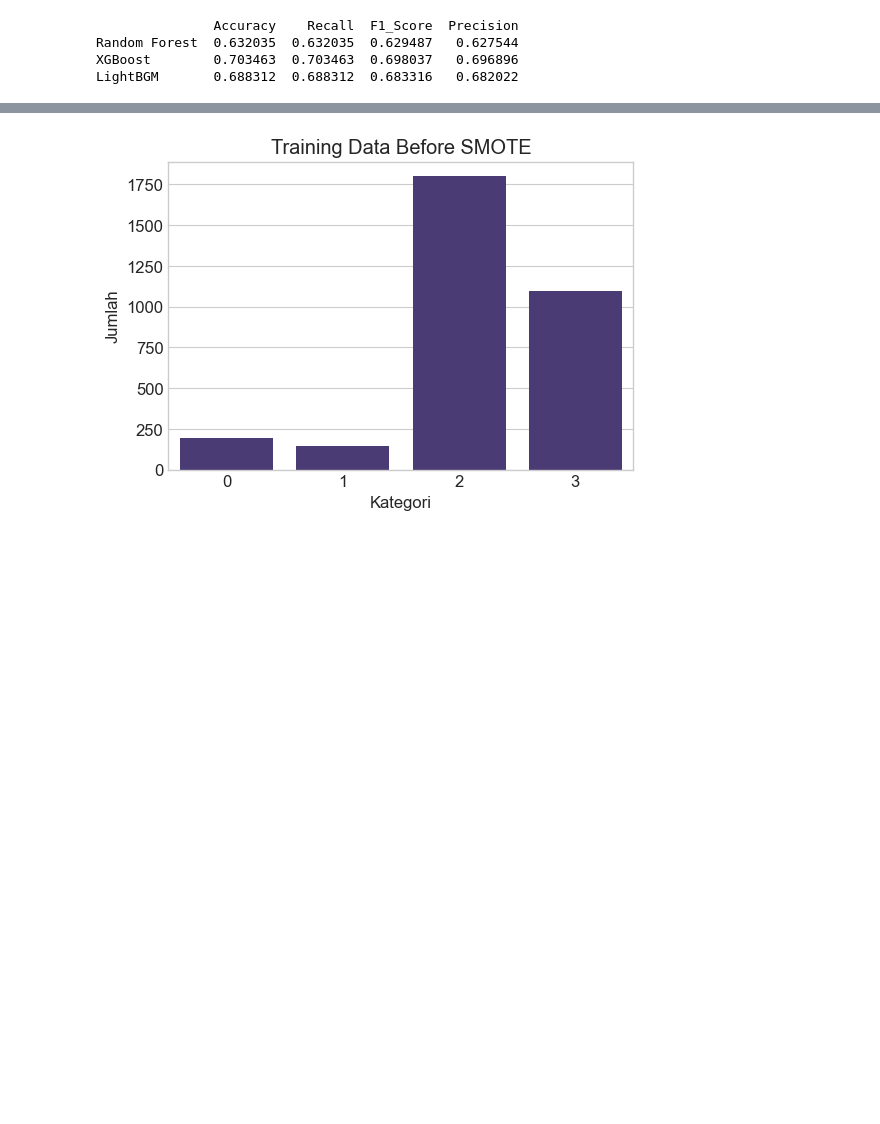
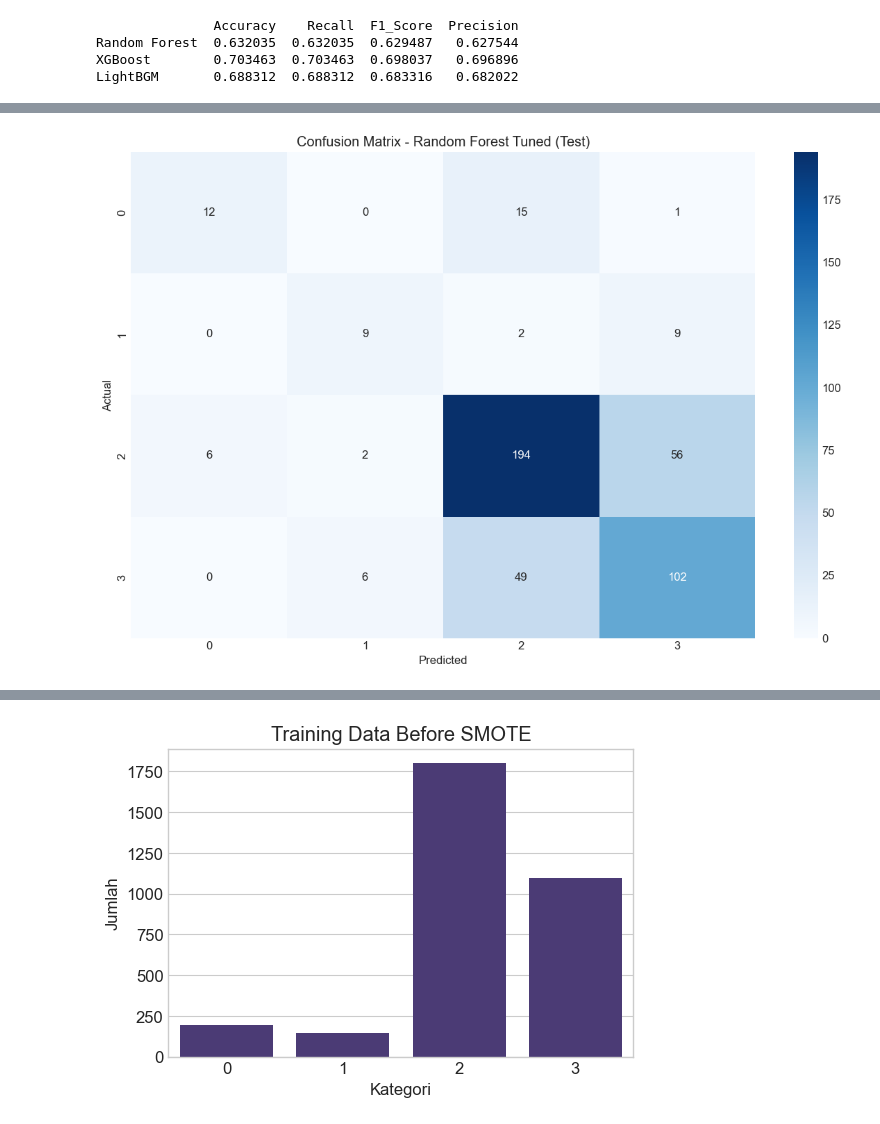
Before and after one commit to NandoG1/Model-Air-Quality-Index-in-Jakarta, a Jupyter notebook: model.ipynb, the cells around one changed output, grey strips where cells are left out. Drawn from its saved outputs; the diff is of its cells as text; code cells hidden in the pictures; blank space fills up the shorter version.

Commit message:
final model

```diff
--- a/model.ipynb
+++ b/model.ipynb
@@ -482,0 +474,20 @@ print(f"🔥 Best LightGBM params: {grid_lgb.best_params_}")
+# %%
+param_grid_lgb = {
+    'n_estimators': [100, 200],
+    'max_depth': [-1, 10],
+    'learning_rate': [0.01, 0.1],
+    'num_leaves': [31, 100],
+    'subsample': [0.8, 1.0],
+    'colsample_bytree': [0.8, 1.0],
+    'reg_alpha': [0, 0.1],
+    'reg_lambda': [0, 1],
+    'min_child_samples': [20],
+    'min_split_gain': [0.0, 0.1]
+}
+
+lgb = LGBMClassifier(objective='multiclass',num_class=4,random_state=42)
+
+grid_lgb = GridSearchCV(lgb, param_grid_lgb, cv=5, n_jobs=-1, verbose=1, scoring='accuracy')
+grid_lgb.fit(X_train, y_train)
+
+print(f"Best LightGBM params: {grid_lgb.best_params_}")
@@ -514,48 +566,43 @@ print(f"🔥 Best LightGBM params: {grid_lgb.best_params_}")
 # %%
-# def evaluate_model(model, X_val, y_val, X_test, y_test, model_name):
-#     # Prediksi pada validation set
-#     y_val_pred = model.predict(X_val)
+test_scores = {}
 
-#     # Prediksi pada test set
-#     y_test_pred = model.predict(X_test)
+def evaluate_model(model, X_val, y_val, X_test, y_test, model_name):
 
-#     # Print validation metrics
-#     print(f"\nModel: {model_name}")
-#     print("=== VALIDATION SET METRICS ===")
-#     print(f"Accuracy: {accuracy_score(y_val, y_val_pred):.4f}")
-#     print(f"Weighted F1-Score: {f1_score(y_val, y_val_pred, average='weighted'):.4f}")
-#     print(classification_report(y_val, y_val_pred))
+    y_test_pred = model.predict(X_test)
 
-#     # Print test metrics
-#     print("=== TEST SET METRICS ===")
-#     print(f"Accuracy: {accuracy_score(y_test, y_test_pred):.4f}")
-#     print(f"Weighted F1-Score: {f1_score(y_test, y_test_pred, average='weighted'):.4f}")
-#     print(classification_report(y_test, y_test_pred))
+    print("=== TEST SET METRICS ===")
+    accuracy = accuracy_score(y_test, y_test_pred)
+    f1 = f1_score(y_test, y_test_pred, average='weighted')
+    recall = recall_score(y_test, y_test_pred, average='weighted')
+    precision = precision_score(y_test, y_test_pred, average='weighted')
 
-#     # Plot confusion matrices
-#     fig, axes = plt.subplots(1, 2, figsize=(16, 7))
+    test_scores[model_name] = {
+        'accuracy': accuracy,
+        'f1': f1,
+        'recall': recall,
+        'precision': precision
+    }
 
-#     # Validation confusion matrix
-#     cm_val = confusion_matrix(y_val, y_val_pred)
-#     sns.heatmap(cm_val, annot=True, fmt='d', cmap='Blues',
-#                 xticklabels=np.unique(y),
-#                 yticklabels=np.unique(y),
-#                 ax=axes[0])
-#     axes[0].set_xlabel('Predicted')
-#     axes[0].set_ylabel('Actual')
-#     axes[0].set_title(f'Confusion Matrix - {model_name} (Validation)')
+    print(f"Accuracy: {accuracy:.4f}")
+    print(f"F1 Score: {f1:.4f}")
+    print(f"Recall: {recall:.4f}")
+    print(f"Precision: {precision:.4f}")
+    print(classification_report(y_test, y_test_pred))
 
-#     # Test confusion matrix
-#     cm_test = confusion_matrix(y_test, y_test_pred)
-#     sns.heatmap(cm_test, annot=True, fmt='d', cmap='Blues',
-#                 xticklabels=np.unique(y),
-#                 yticklabels=np.unique(y),
-#                 ax=axes[1])
-#     axes[1].set_xlabel('Predicted')
-#     axes[1].set_ylabel('Actual')
-#     axes[1].set_title(f'Confusion Matrix - {model_name} (Test)')
 
-#     plt.tight_layout()
-#     plt.show()
+    cm_test = confusion_matrix(y_test, y_test_pred)
+    sns.heatmap(cm_test, annot=True, fmt='d', cmap='Blues',
+                xticklabels=np.unique(y),
+                yticklabels=np.unique(y),
+                )
+    plt.xlabel('Predicted')
+    plt.ylabel('Actual')
+    plt.title(f'Confusion Matrix - {model_name} (Test)')
 
-#     return y_test_pred
+    plt.tight_layout()
+    plt.show()
+
+
+for i, model in models.items():
+    evaluate_model(model, X_val, y_val, X_test, y_test, i)
+# %% [output]
@@ -561,0 +624 @@ print(f"🔥 Best LightGBM params: {grid_lgb.best_params_}")
+[figure, added]
```
Also changed, not shown: parts of 28 cells of this notebook, 1 other file.
